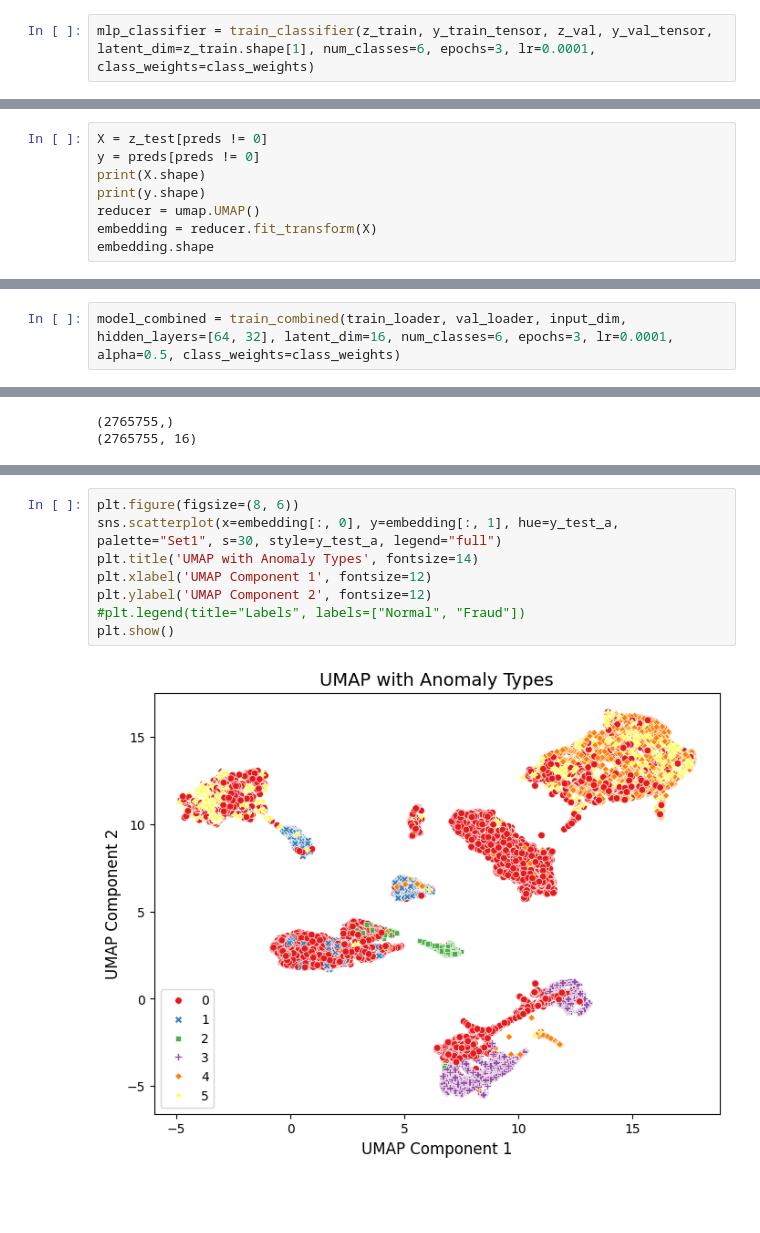
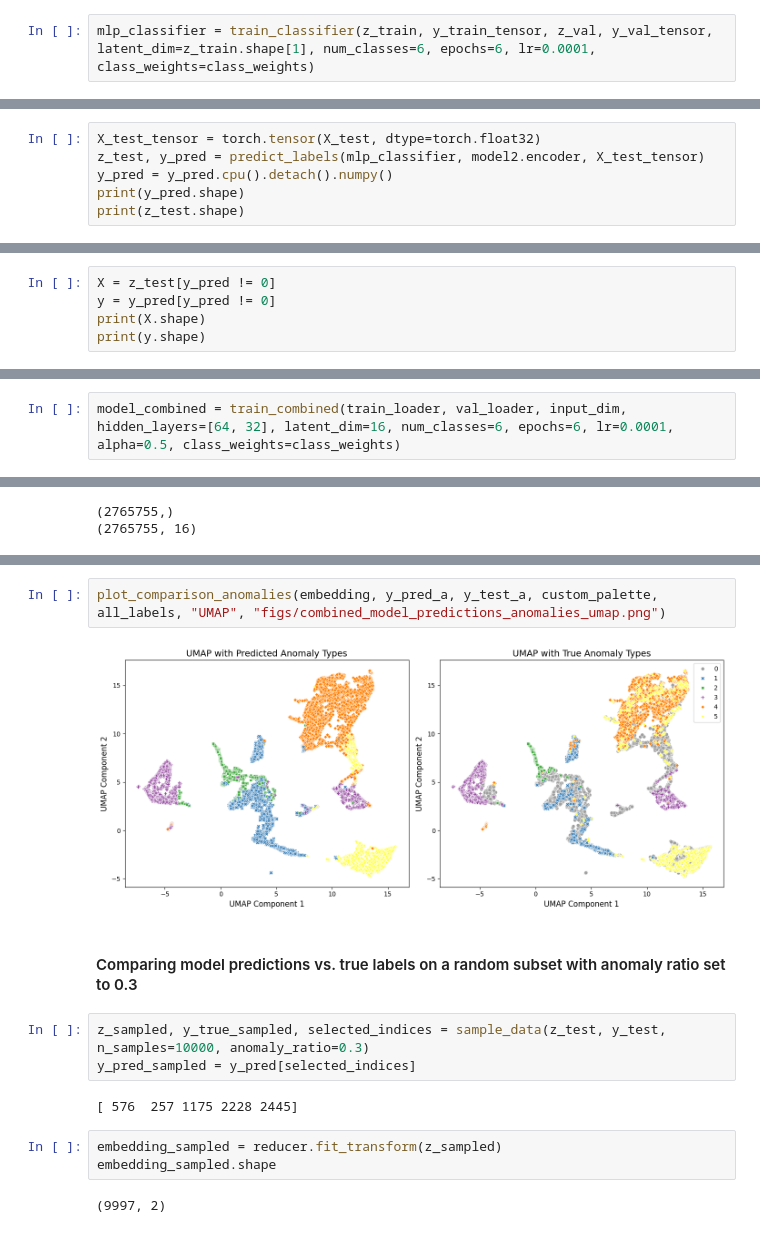
Before and after one commit to darosali/explainable-latent-classifiers, a Jupyter notebook: amaretto_full.ipynb, the cells around one changed output, grey strips where cells are left out. Cells and saved outputs as stored; diff of their text form; blank space fills up the shorter version.

```diff
--- a/amaretto_full.ipynb
+++ b/amaretto_full.ipynb
@@ -283,2 +296,2 @@ with torch.no_grad():
 # %%
-mlp_classifier = train_classifier(z_train, y_train_tensor, z_val, y_val_tensor, latent_dim=z_train.shape[1], num_classes=6, epochs=3, lr=0.0001, class_weights=class_weights)
+mlp_classifier = train_classifier(z_train, y_train_tensor, z_val, y_val_tensor, latent_dim=z_train.shape[1], num_classes=6, epochs=6, lr=0.0001, class_weights=class_weights)
@@ -284,0 +305,6 @@ mlp_classifier = train_classifier(z_train, y_train_tensor, z_val, y_val_tensor,
+# %%
+X_test_tensor = torch.tensor(X_test, dtype=torch.float32)
+z_test, y_pred = predict_labels(mlp_classifier, model2.encoder, X_test_tensor)
+y_pred = y_pred.cpu().detach().numpy()
+print(y_pred.shape)
+print(z_test.shape)
@@ -285,8 +314,5 @@ mlp_classifier = train_classifier(z_train, y_train_tensor, z_val, y_val_tensor,
 # %%
-X = z_test[preds != 0]
-y = preds[preds != 0]
+X = z_test[y_pred != 0]
+y = y_pred[y_pred != 0]
 print(X.shape)
 print(y.shape)
-reducer = umap.UMAP()
-embedding = reducer.fit_transform(X)
-embedding.shape
@@ -301,5 +339,5 @@ plt.show()
 # %% [markdown]
 ## Experiment #3: End-to-end model
 # %%
-model_combined = train_combined(train_loader, val_loader, input_dim, hidden_layers=[64, 32], latent_dim=16, num_classes=6, epochs=3, lr=0.0001, alpha=0.5, class_weights=class_weights)
+model_combined = train_combined(train_loader, val_loader, input_dim, hidden_layers=[64, 32], latent_dim=16, num_classes=6, epochs=6, lr=0.0001, alpha=0.5, class_weights=class_weights)
 # %% [output]
@@ -372,10 +399,16 @@ plt.show()
-# %%
-plt.figure(figsize=(8, 6))
-sns.scatterplot(x=embedding[:, 0], y=embedding[:, 1], hue=y_test_a, palette="Set1", s=30, style=y_test_a, legend="full")
-plt.title('UMAP with Anomaly Types', fontsize=14)
-plt.xlabel('UMAP Component 1', fontsize=12)
-plt.ylabel('UMAP Component 2', fontsize=12)
-#plt.legend(title="Labels", labels=["Normal", "Fraud"])
-plt.show()
-# %% [output]
-[figure, removed]
+# %%
+plot_comparison_anomalies(embedding, y_pred_a, y_test_a, custom_palette, all_labels, "UMAP", "figs/combined_model_predictions_anomalies_umap.png")
+# %% [output]
+[figure, added]
+# %% [markdown]
+#### Comparing model predictions vs. true labels on a random subset with anomaly ratio set to 0.3
+# %%
+z_sampled, y_true_sampled, selected_indices = sample_data(z_test, y_test, n_samples=10000, anomaly_ratio=0.3)
+y_pred_sampled = y_pred[selected_indices]
+# %% [output]
+[ 576  257 1175 2228 2445]
+# %%
+embedding_sampled = reducer.fit_transform(z_sampled)
+embedding_sampled.shape
+# %% [output]
+(9997, 2)
```
Also changed, not shown: parts of 58 cells of this notebook, 6 other files.
